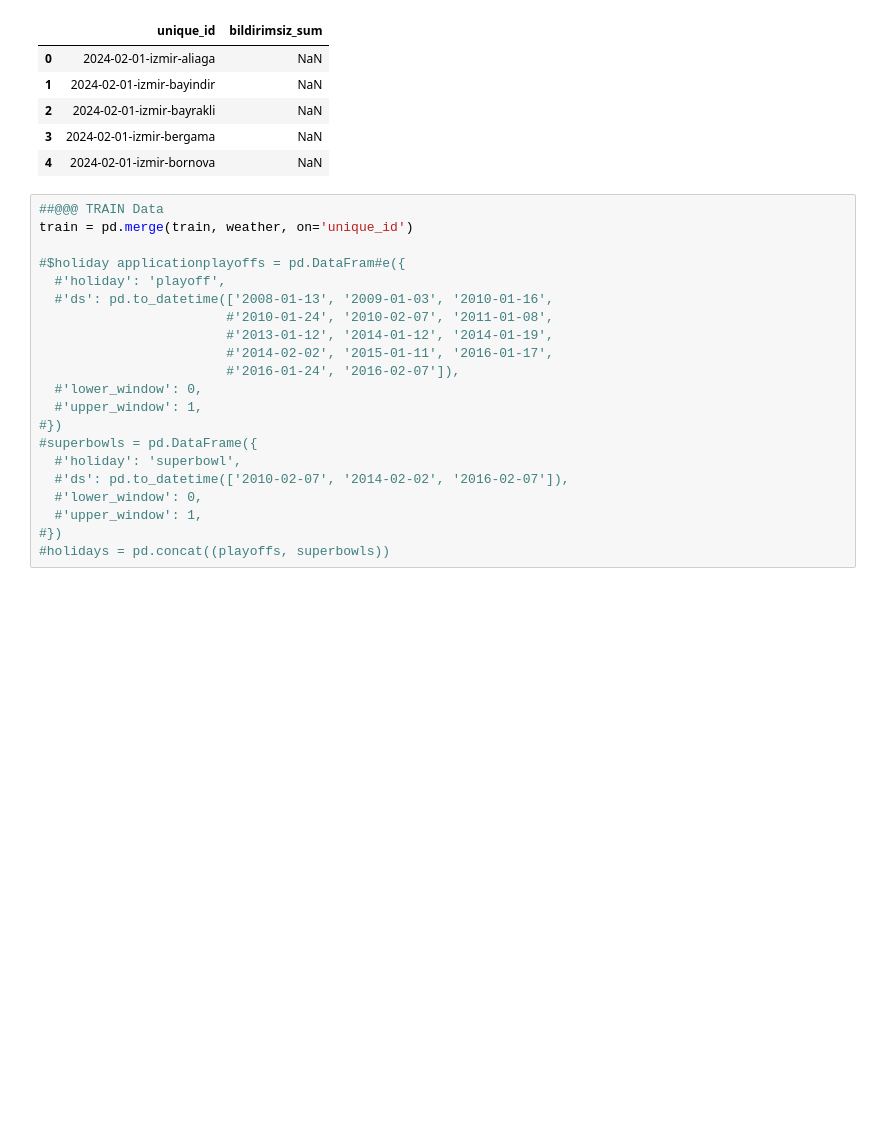
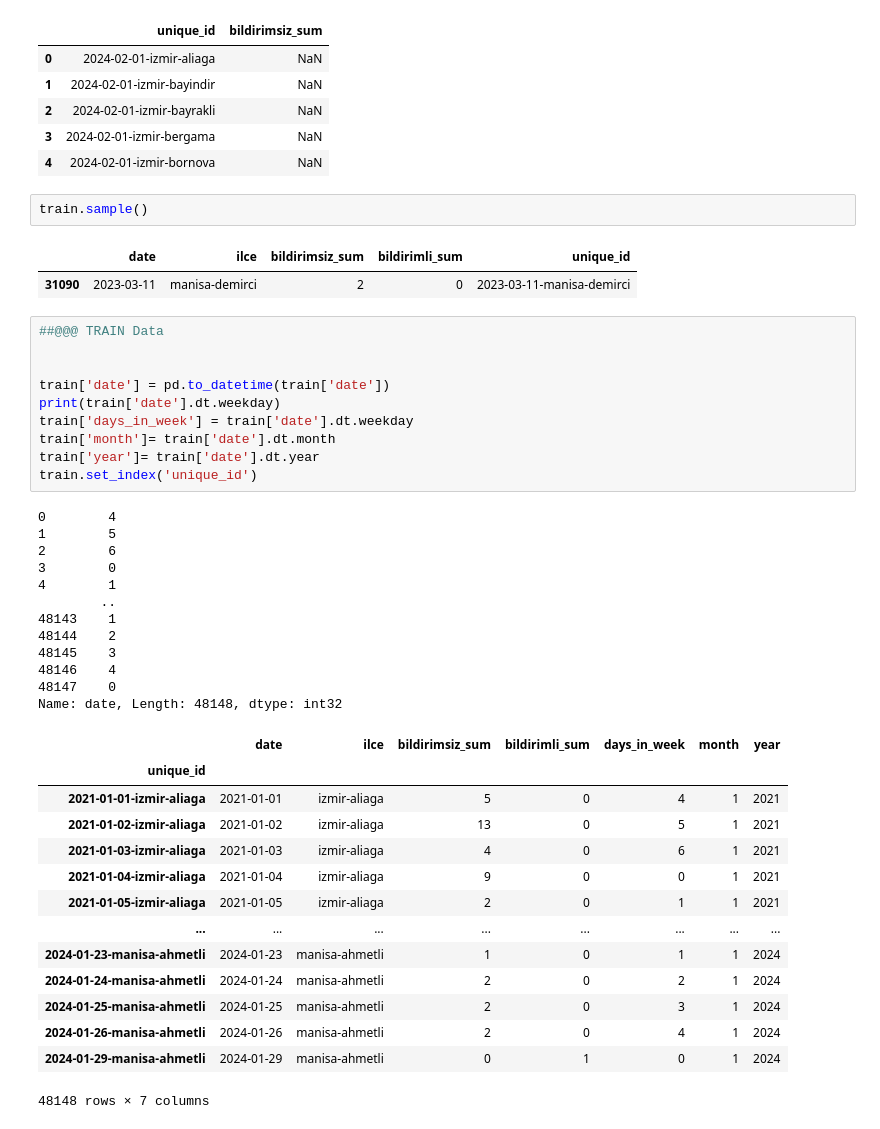
Before and after one commit to linaund1000/gdz-datathon, a Jupyter notebook: data_generation.ipynb, the cells around one changed output. Saved outputs shown, nothing was run; the diff lists cells and outputs as text; blank space fills up the shorter version.

```diff
--- a/data_generation.ipynb
+++ b/data_generation.ipynb
@@ -111,24 +110,45 @@ sample_submission.head()
 | 2 | 2024-02-01-izmir-bayrakli | NaN |
 | 3 | 2024-02-01-izmir-bergama | NaN |
 | 4 | 2024-02-01-izmir-bornova | NaN |
-# %%
-##@@@ TRAIN Data
-train = pd.merge(train, weather, on='unique_id')
-
-#$holiday applicationplayoffs = pd.DataFram#e({
-  #'holiday': 'playoff',
-  #'ds': pd.to_datetime(['2008-01-13', '2009-01-03', '2010-01-16',
-                        #'2010-01-24', '2010-02-07', '2011-01-08',
-                        #'2013-01-12', '2014-01-12', '2014-01-19',
-                        #'2014-02-02', '2015-01-11', '2016-01-17',
-                        #'2016-01-24', '2016-02-07']),
-  #'lower_window': 0,
-  #'upper_window': 1,
-#})
-#superbowls = pd.DataFrame({
-  #'holiday': 'superbowl',
-  #'ds': pd.to_datetime(['2010-02-07', '2014-02-02', '2016-02-07']),
-  #'lower_window': 0,
-  #'upper_window': 1,
-#})
-#holidays = pd.concat((playoffs, superbowls))
+# %%
+train.sample()
+# %% [output]
+|  | date | ilce | bildirimsiz_sum | bildirimli_sum | unique_id |
+| 31090 | 2023-03-11 | manisa-demirci | 2 | 0 | 2023-03-11-manisa-demirci |
+# %%
+##@@@ TRAIN Data
+
+
+train['date'] = pd.to_datetime(train['date'])
+print(train['date'].dt.weekday)
+train['days_in_week'] = train['date'].dt.weekday
+train['month']= train['date'].dt.month
+train['year']= train['date'].dt.year
+train.set_index('unique_id')
+# %% [output]
+0        4
+1        5
+2        6
+3        0
+4        1
+        ..
+48143    1
+48144    2
+48145    3
+48146    4
+48147    0
+Name: date, Length: 48148, dtype: int32
+|  | date | ilce | bildirimsiz_sum | bildirimli_sum | days_in_week | month | year |
+| unique_id |  |  |  |  |  |  |  |
+| 2021-01-01-izmir-aliaga | 2021-01-01 | izmir-aliaga | 5 | 0 | 4 | 1 | 2021 |
+| 2021-01-02-izmir-aliaga | 2021-01-02 | izmir-aliaga | 13 | 0 | 5 | 1 | 2021 |
+| 2021-01-03-izmir-aliaga | 2021-01-03 | izmir-aliaga | 4 | 0 | 6 | 1 | 2021 |
+| 2021-01-04-izmir-aliaga | 2021-01-04 | izmir-aliaga | 9 | 0 | 0 | 1 | 2021 |
+| 2021-01-05-izmir-aliaga | 2021-01-05 | izmir-aliaga | 2 | 0 | 1 | 1 | 2021 |
+| ... | ... | ... | ... | ... | ... | ... | ... |
+| 2024-01-23-manisa-ahmetli | 2024-01-23 | manisa-ahmetli | 1 | 0 | 1 | 1 | 2024 |
+| 2024-01-24-manisa-ahmetli | 2024-01-24 | manisa-ahmetli | 2 | 0 | 2 | 1 | 2024 |
+| 2024-01-25-manisa-ahmetli | 2024-01-25 | manisa-ahmetli | 2 | 0 | 3 | 1 | 2024 |
+| 2024-01-26-manisa-ahmetli | 2024-01-26 | manisa-ahmetli | 2 | 0 | 4 | 1 | 2024 |
+| 2024-01-29-manisa-ahmetli | 2024-01-29 | manisa-ahmetli | 0 | 1 | 0 | 1 | 2024 |
+48148 rows × 7 columns
```
Also changed, not shown: parts of 24 cells of this notebook.
